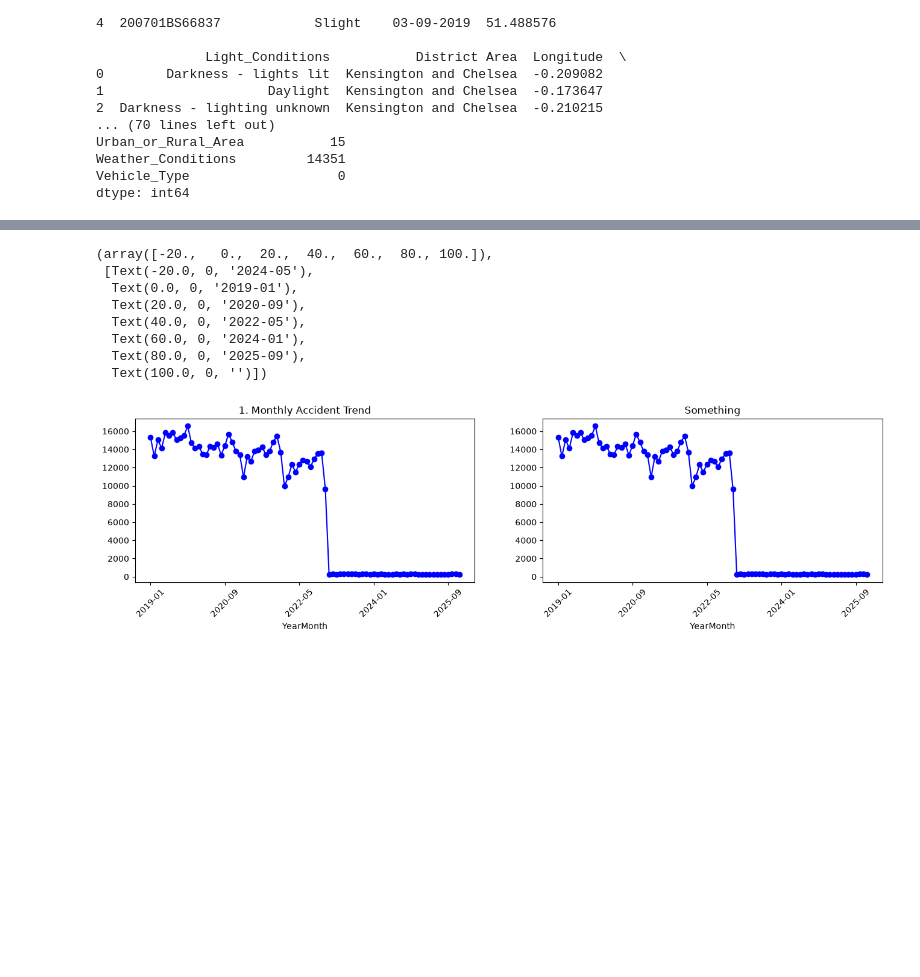
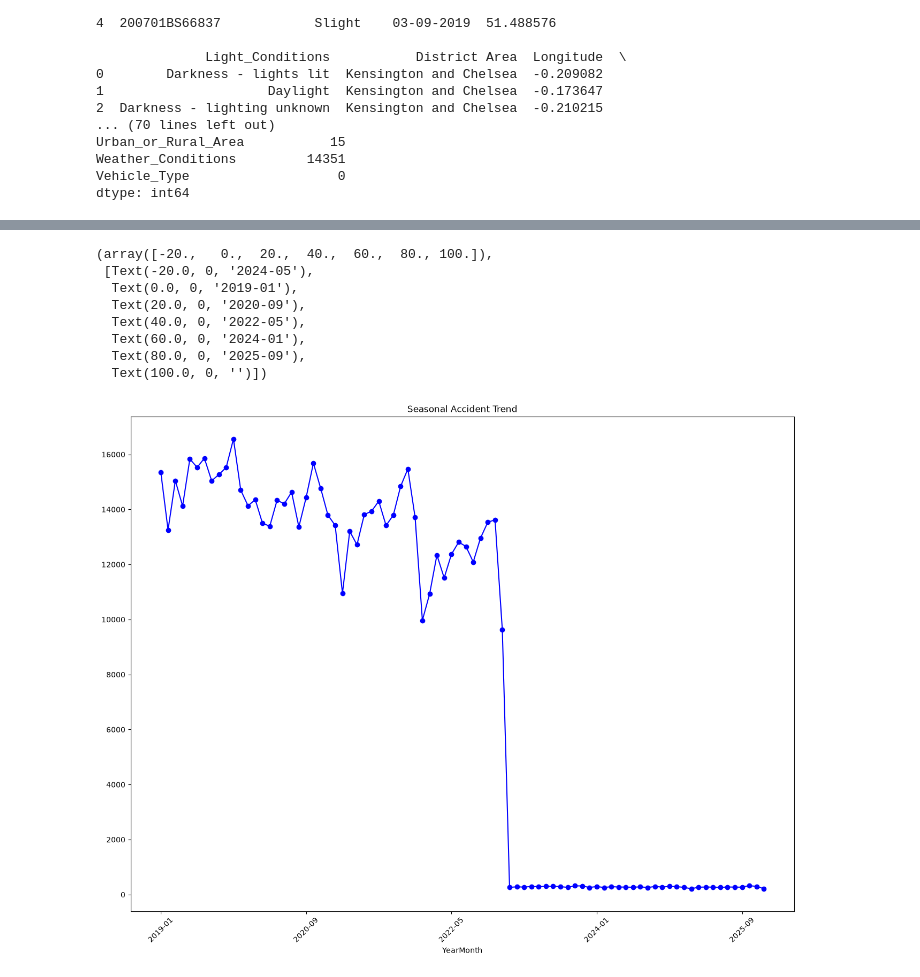
Before and after one commit to 2494-Gen-AI-CN/BadrAl-Dhaibani, a Jupyter notebook: week-02/hackathon/notebook.ipynb, the cells around one changed output, grey strips where cells are left out. Saved outputs shown, nothing was run; the diff lists cells and outputs as text; code cells hidden in the pictures; blank space fills up the shorter version.

Commit message:
fix seasonal plot size

```diff
--- a/week-02/hackathon/notebook.ipynb
+++ b/week-02/hackathon/notebook.ipynb
@@ -57,33 +75,25 @@ df['YearMonth'] = df['Accident_Date'].dt.to_period('M').astype(str)
 # %%
 # Number of Accidents and Accident Severity by Season
-
 # Filter dataframe by seasons
-winter_data = df[df['date'].dt.month.isin([12, 1, 2])]
-spring_data = df[df['date'].dt.month.isin([3, 4, 5])]
-summer_data = df[df['date'].dt.month.isin([6, 7, 8])]
-fall_data = df[df['date'].dt.month.isin([9, 10, 11])]
+winter_data = df[df['Accident_Date'].dt.month.isin([12, 1, 2])]
+spring_data = df[df['Accident_Date'].dt.month.isin([3, 4, 5])]
+summer_data = df[df['Accident_Date'].dt.month.isin([6, 7, 8])]
+fall_data = df[df['Accident_Date'].dt.month.isin([9, 10, 11])]
 
 
 
 plt.figure(figsize=(16, 12))
-plt.subplot(3, 2, 1)
-monthly_counts = df.groupby('YearMonth').size()
+monthly_counts = df.groupby('YearMonth').size() # TODO: change this to group by season and count the number of accidents per season
 monthly_counts.plot(kind='line', marker='o', color='b')
-plt.title('1. Monthly Accident Trend')
+plt.title('Seasonal Accident Trend')
 plt.xticks(rotation=45)
-
-plt.subplot(3, 2, 2)
-monthly_counts = df.groupby('YearMonth').size()
-monthly_counts.plot(kind='line', marker='o', color='b')
-plt.title('Something')
-plt.xticks(rotation=45)
 # %% [output]
 (array([-20.,   0.,  20.,  40.,  60.,  80., 100.]),
  [Text(-20.0, 0, '2024-05'),
   Text(0.0, 0, '2019-01'),
   Text(20.0, 0, '2020-09'),
   Text(40.0, 0, '2022-05'),
   Text(60.0, 0, '2024-01'),
   Text(80.0, 0, '2025-09'),
   Text(100.0, 0, '')])
-[figure, old version]
+[figure, new version]
```
Also changed, not shown: parts of 1 cell of this notebook.
